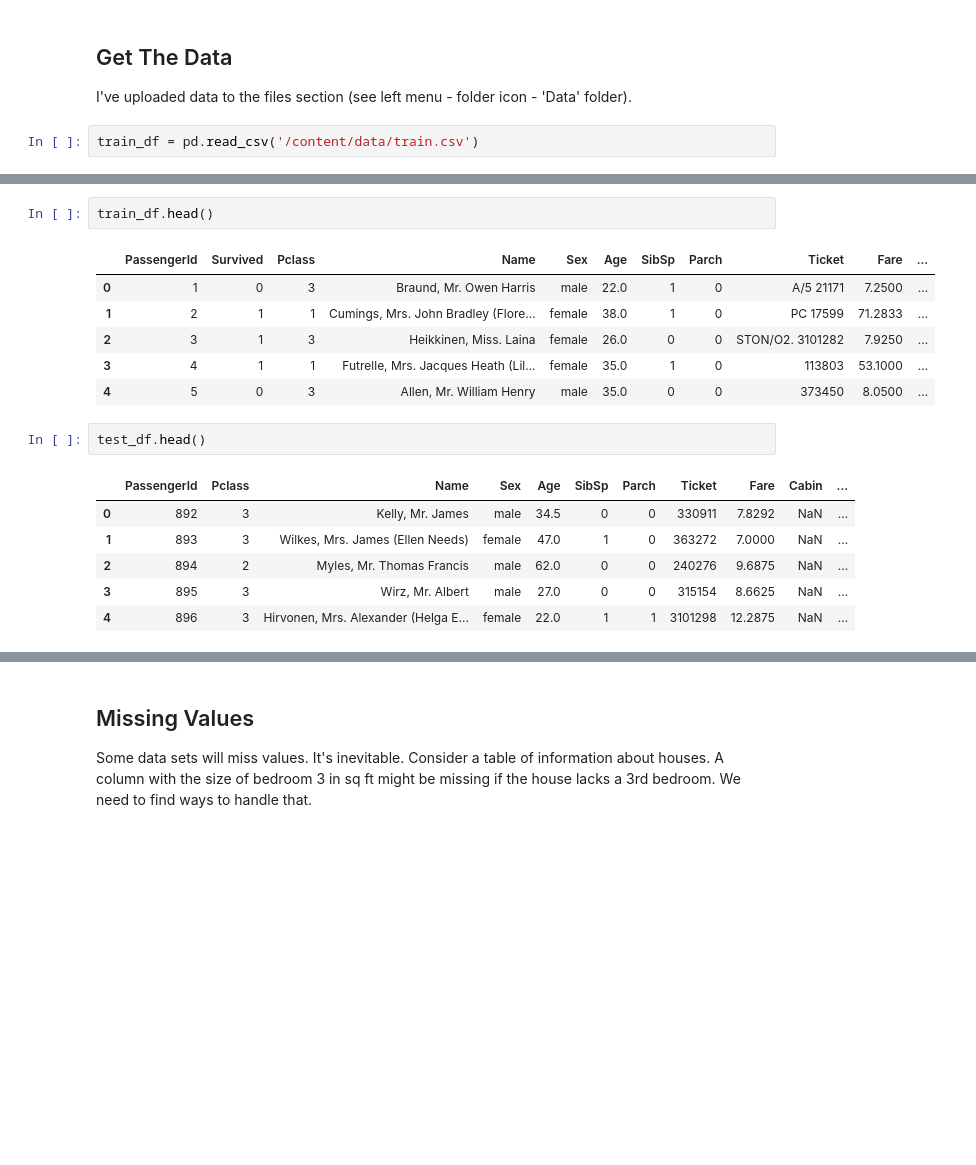
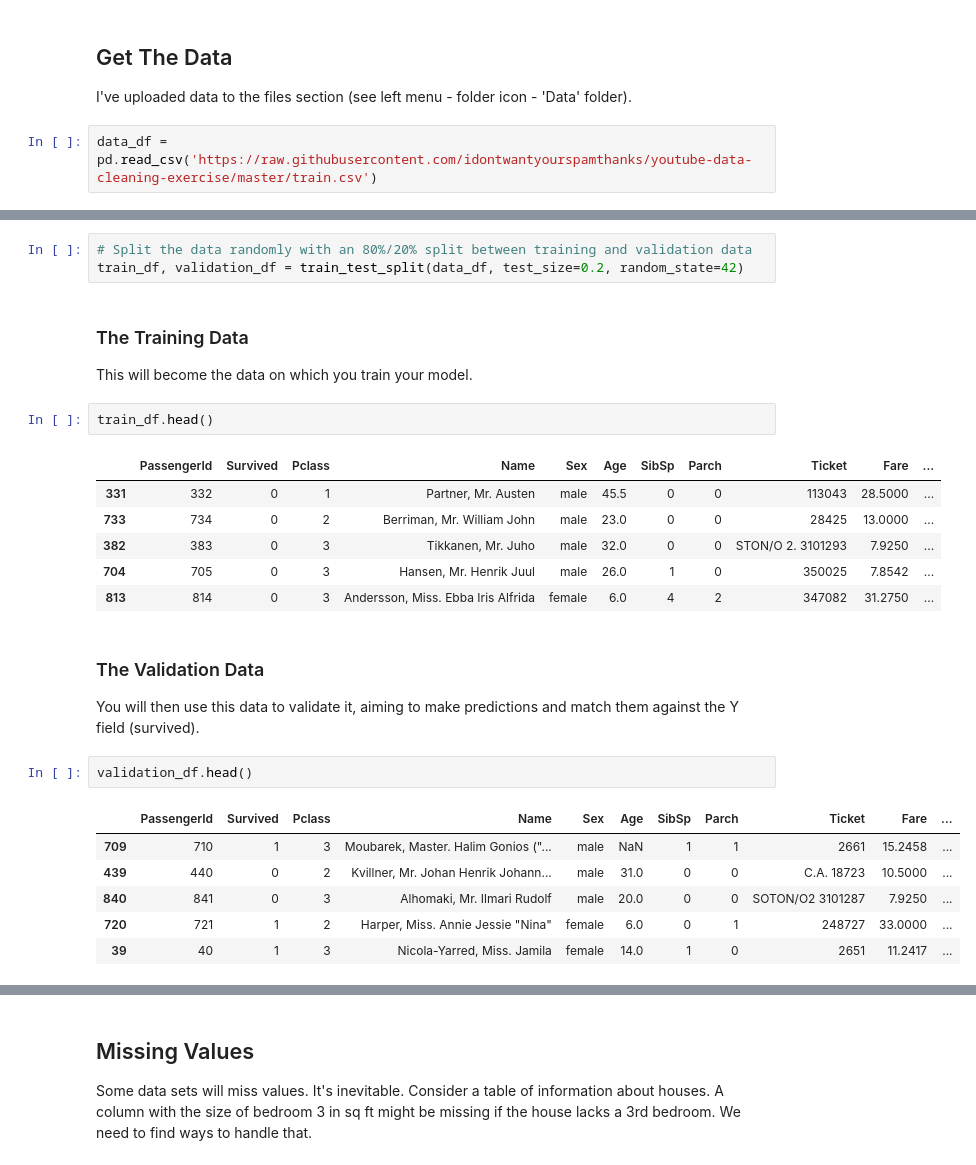
Before and after one commit to idontwantyourspamthanks/youtube-data-cleaning-exercise, a Jupyter notebook: Data_Cleaning.ipynb, the cells around one changed output, grey strips where cells are left out. Drawn from its saved outputs; the diff is of its cells as text; blank space fills up the shorter version.

```diff
--- a/Data_Cleaning.ipynb
+++ b/Data_Cleaning.ipynb
@@ -16,4 +18,4 @@ import pandas as pd
 
 I've uploaded data to the files section (see left menu - folder icon - 'Data' folder).
 # %%
-train_df = pd.read_csv('/content/data/train.csv')
+data_df = pd.read_csv('https://raw.githubusercontent.com/idontwantyourspamthanks/youtube-data-cleaning-exercise/master/train.csv')
@@ -28,18 +45,29 @@ Take some time to have a look at the data. We'll output a head for each one, but
+# %%
+# Split the data randomly with an 80%/20% split between training and validation data
+train_df, validation_df = train_test_split(data_df, test_size=0.2, random_state=42)
+# %% [markdown]
+### The Training Data
+
+This will become the data on which you train your model.
 # %%
 train_df.head()
 # %% [output]
 |  | PassengerId | Survived | Pclass | Name | Sex | Age | SibSp | Parch | Ticket | Fare | ... |
-| 0 | 1 | 0 | 3 | Braund, Mr. Owen Harris | male | 22.0 | 1 | 0 | A/5 21171 | 7.2500 | ... |
-| 1 | 2 | 1 | 1 | Cumings, Mrs. John Bradley (Flore... | female | 38.0 | 1 | 0 | PC 17599 | 71.2833 | ... |
-| 2 | 3 | 1 | 3 | Heikkinen, Miss. Laina | female | 26.0 | 0 | 0 | STON/O2. 3101282 | 7.9250 | ... |
-| 3 | 4 | 1 | 1 | Futrelle, Mrs. Jacques Heath (Lil... | female | 35.0 | 1 | 0 | 113803 | 53.1000 | ... |
-| 4 | 5 | 0 | 3 | Allen, Mr. William Henry | male | 35.0 | 0 | 0 | 373450 | 8.0500 | ... |
+| 331 | 332 | 0 | 1 | Partner, Mr. Austen | male | 45.5 | 0 | 0 | 113043 | 28.5000 | ... |
+| 733 | 734 | 0 | 2 | Berriman, Mr. William John | male | 23.0 | 0 | 0 | 28425 | 13.0000 | ... |
+| 382 | 383 | 0 | 3 | Tikkanen, Mr. Juho | male | 32.0 | 0 | 0 | STON/O 2. 3101293 | 7.9250 | ... |
+| 704 | 705 | 0 | 3 | Hansen, Mr. Henrik Juul | male | 26.0 | 1 | 0 | 350025 | 7.8542 | ... |
+| 813 | 814 | 0 | 3 | Andersson, Miss. Ebba Iris Alfrida | female | 6.0 | 4 | 2 | 347082 | 31.2750 | ... |
+# %% [markdown]
+### The Validation Data
+
+You will then use this data to validate it, aiming to make predictions and match them against the Y field (survived).
 # %%
-test_df.head()
+validation_df.head()
 # %% [output]
-|  | PassengerId | Pclass | Name | Sex | Age | SibSp | Parch | Ticket | Fare | Cabin | ... |
-| 0 | 892 | 3 | Kelly, Mr. James | male | 34.5 | 0 | 0 | 330911 | 7.8292 | NaN | ... |
-| 1 | 893 | 3 | Wilkes, Mrs. James (Ellen Needs) | female | 47.0 | 1 | 0 | 363272 | 7.0000 | NaN | ... |
-| 2 | 894 | 2 | Myles, Mr. Thomas Francis | male | 62.0 | 0 | 0 | 240276 | 9.6875 | NaN | ... |
-| 3 | 895 | 3 | Wirz, Mr. Albert | male | 27.0 | 0 | 0 | 315154 | 8.6625 | NaN | ... |
-| 4 | 896 | 3 | Hirvonen, Mrs. Alexander (Helga E... | female | 22.0 | 1 | 1 | 3101298 | 12.2875 | NaN | ... |
+|  | PassengerId | Survived | Pclass | Name | Sex | Age | SibSp | Parch | Ticket | Fare | ... |
+| 709 | 710 | 1 | 3 | Moubarek, Master. Halim Gonios ("... | male | NaN | 1 | 1 | 2661 | 15.2458 | ... |
+| 439 | 440 | 0 | 2 | Kvillner, Mr. Johan Henrik Johann... | male | 31.0 | 0 | 0 | C.A. 18723 | 10.5000 | ... |
+| 840 | 841 | 0 | 3 | Alhomaki, Mr. Ilmari Rudolf | male | 20.0 | 0 | 0 | SOTON/O2 3101287 | 7.9250 | ... |
+| 720 | 721 | 1 | 2 | Harper, Miss. Annie Jessie "Nina" | female | 6.0 | 0 | 1 | 248727 | 33.0000 | ... |
+| 39 | 40 | 1 | 3 | Nicola-Yarred, Miss. Jamila | female | 14.0 | 1 | 0 | 2651 | 11.2417 | ... |
```
Also changed, not shown: parts of 32 cells of this notebook.
